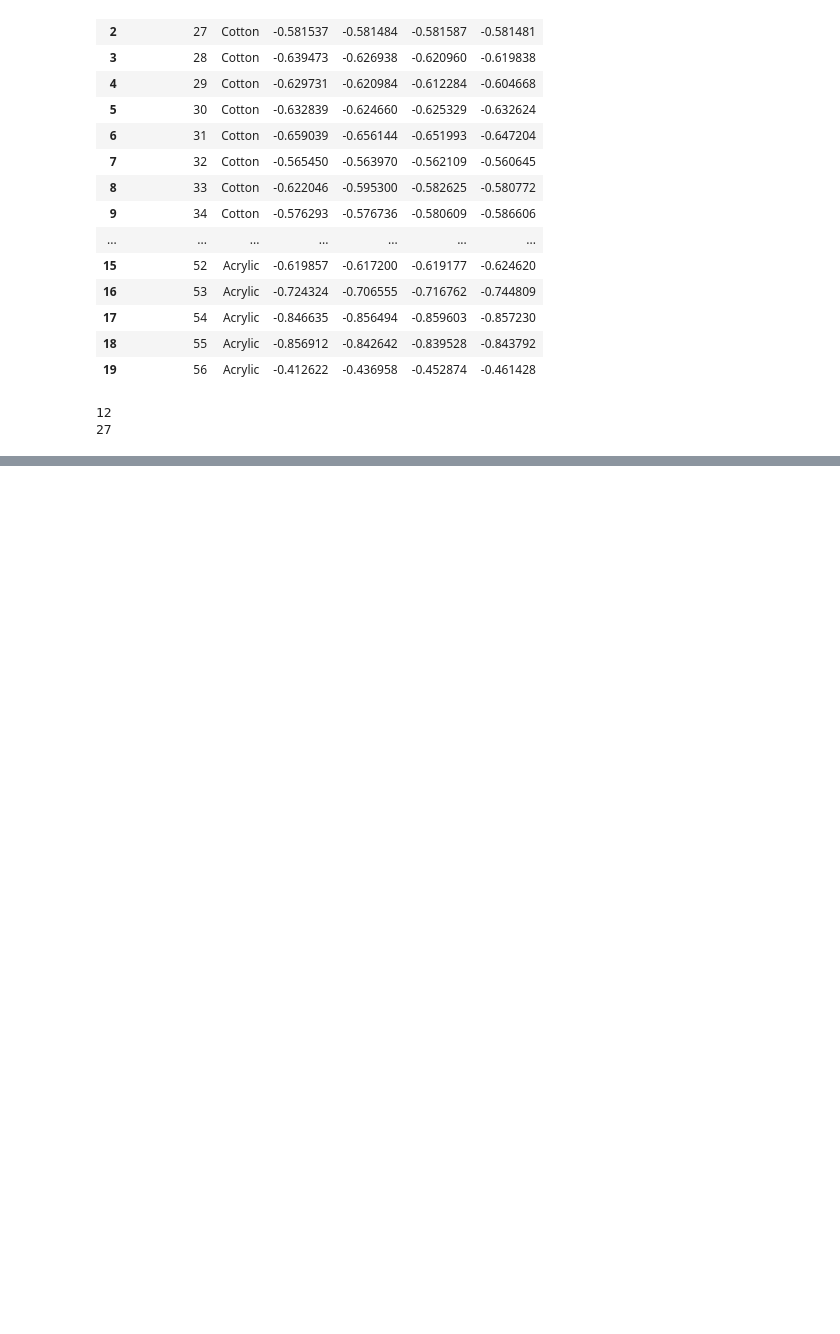
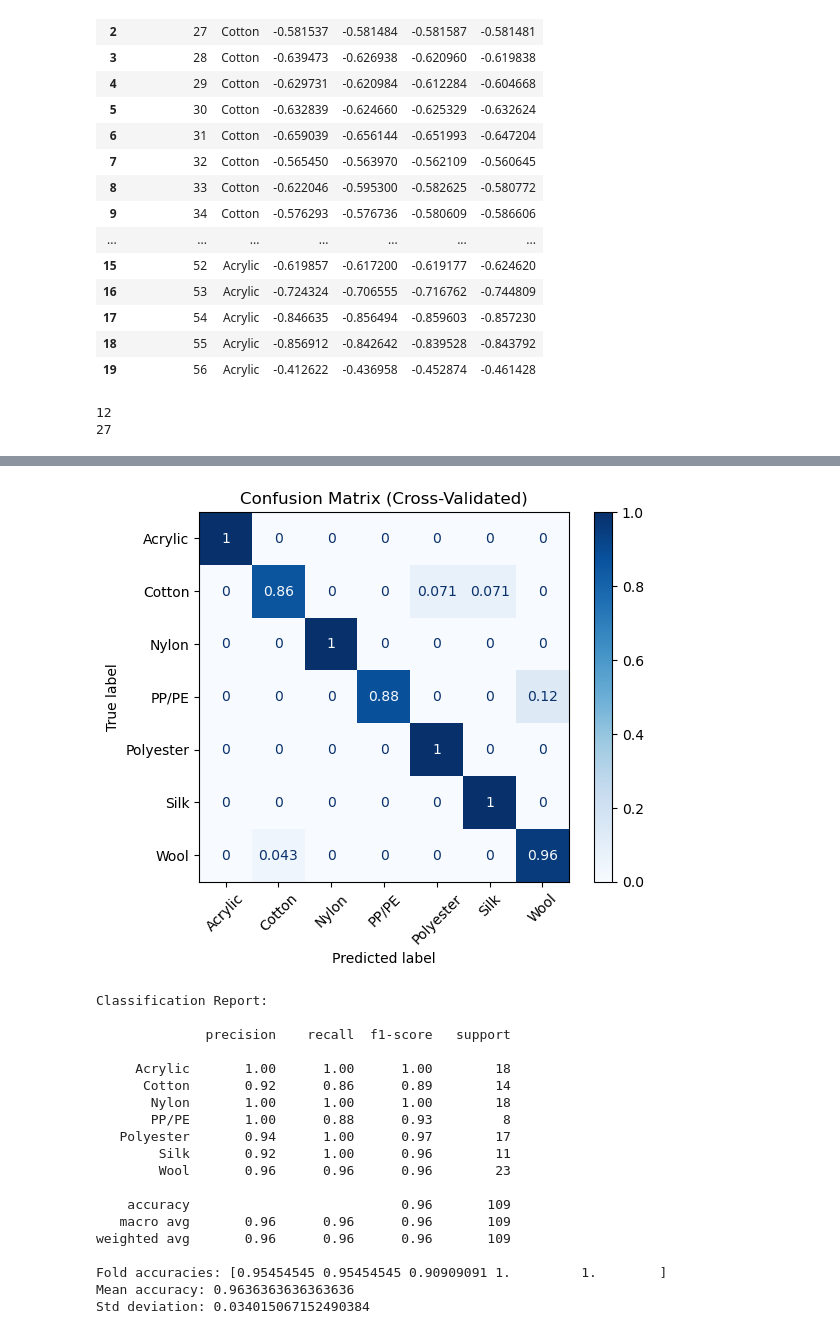
Before and after one commit to Eggorchikk/CBL_IR, a Jupyter notebook: CBL_ML/MD_CBL.ipynb, the cells around one changed output, grey strips where cells are left out. Cells and saved outputs as stored; diff of their text form; code cells hidden in the pictures; blank space fills up the shorter version.

```diff
--- a/CBL_ML/MD_CBL.ipynb
+++ b/CBL_ML/MD_CBL.ipynb
@@ -170,0 +161,49 @@ NameError: name 'SVC' is not defined
+# %%
+svm = SVC(kernel = "rbf", C=0.5, gamma=0.0005)
+
+scores = cross_val_score(svm, pca_data, labels, cv=skf, scoring="accuracy")
+
+# cross-validated predictions
+y_pred = cross_val_predict(svm, pca_data, labels, cv=skf)
+
+# confusion matrix
+cm = confusion_matrix(labels, y_pred, normalize="true")
+
+disp = ConfusionMatrixDisplay(confusion_matrix=cm, display_labels=np.unique(labels))
+disp.plot(cmap="Blues", xticks_rotation=45)
+plt.title("Confusion Matrix (Cross-Validated)")
+plt.show()
+
+# classification report
+print("\nClassification Report:\n")
+print(classification_report(labels, y_pred))
+
+print("Fold accuracies:", scores)
+print("Mean accuracy:", np.mean(scores))
+print("Std deviation:", np.std(scores))
+
+plt.boxplot(scores)
+plt.title("Cross-validation accuracy distribution")
+plt.ylabel("Accuracy")
+plt.show()
+# %% [output]
+[figure, added]
+Classification Report:
+
+              precision    recall  f1-score   support
+
+     Acrylic       1.00      1.00      1.00        18
+      Cotton       0.92      0.86      0.89        14
+       Nylon       1.00      1.00      1.00        18
+       PP/PE       1.00      0.88      0.93         8
+   Polyester       0.94      1.00      0.97        17
+        Silk       0.92      1.00      0.96        11
+        Wool       0.96      0.96      0.96        23
+
+    accuracy                           0.96       109
+   macro avg       0.96      0.96      0.96       109
+weighted avg       0.96      0.96      0.96       109
+
+Fold accuracies: [0.95454545 0.95454545 0.90909091 1.         1.        ]
+Mean accuracy: 0.9636363636363636
+Std deviation: 0.034015067152490384
```
Also changed, not shown: parts of 5 cells of this notebook.
